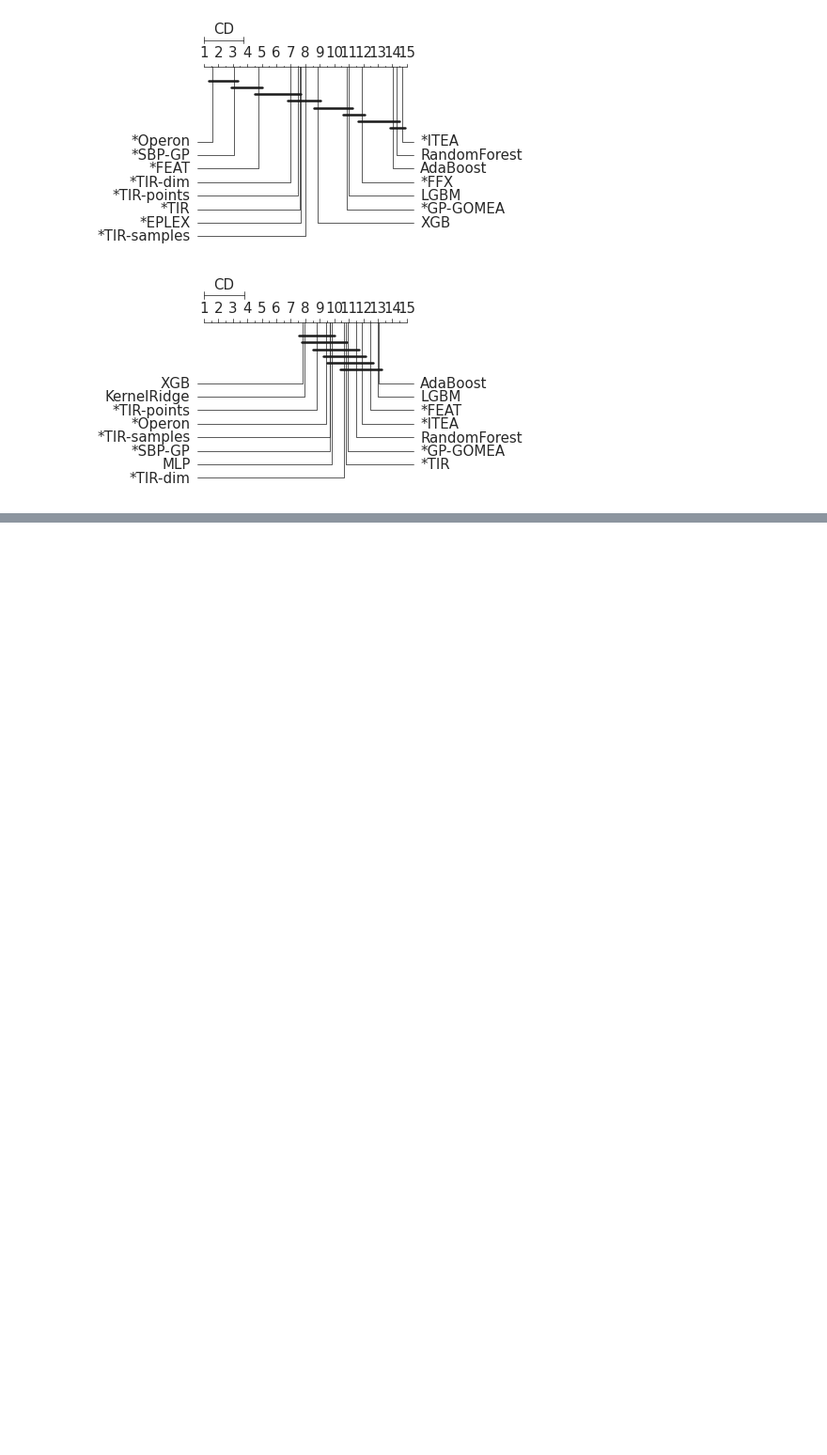
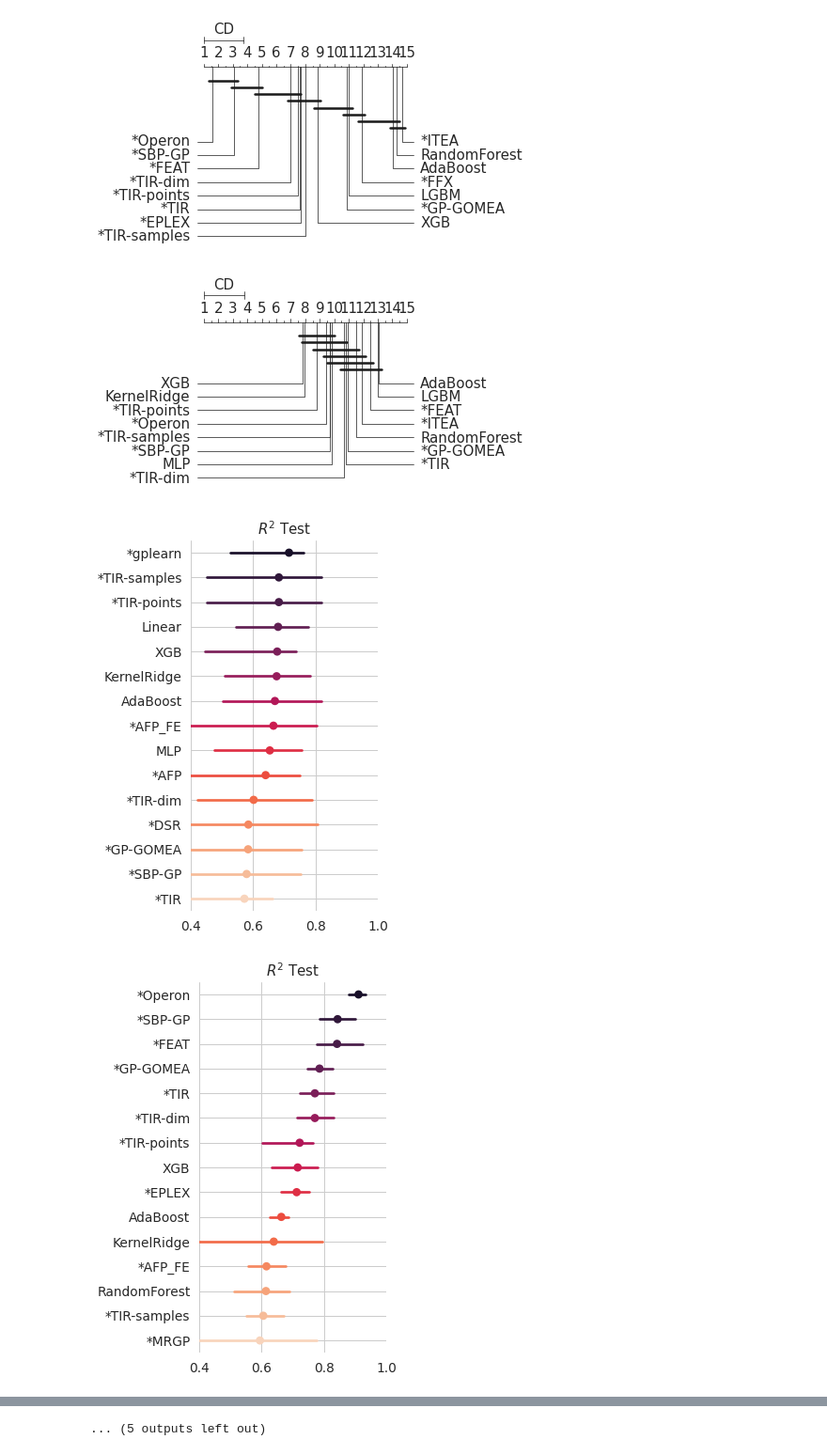
Before and after one commit to folivetti/tir, a Jupyter notebook: srbench/results/Results-Extended.ipynb, the cells around one changed output, grey strips where cells are left out. Shown at 94% size. Saved outputs shown, nothing was run; the diff lists cells and outputs as text; code cells hidden in the pictures; blank space fills up the shorter version.

```diff
--- a/srbench/results/Results-Extended.ipynb
+++ b/srbench/results/Results-Extended.ipynb
@@ -413,0 +470,16 @@ cd_plot(df_plotPenalty[~df_plotPenalty.dataset.str.contains("_fri_")],"figs/cd_n
+# %%
+df_datasets = pd.read_csv("datasets_info.csv")
+samples_ranges = [(0, 100), (101, 500), (501, 1000), (1001, 9999), (10000, 2000000)]
+feats_ranges = [(0, 5), (6, 10), (11, 20), (21, 50), (51, 1001)]
+
+for x,y in samples_ranges:
+    names = df_datasets[(df_datasets.nsamples >= x) & (df_datasets.nsamples <= y)].name.values
+    plot_selection(df_plotPenalty, names, f"nsamples_{x}_{y}")
+    plot_selection(df_plotPenalty, names, f"nsamples_{x}_{y}", True)
+for x,y in feats_ranges:
+    names = df_datasets[(df_datasets.nfeatures >= x) & (df_datasets.nfeatures <= y)].name.values
+    plot_selection(df_plotPenalty, names, f"nfeatures_{x}_{y}")
+    plot_selection(df_plotPenalty, names, f"nfeatures_{x}_{y}", True)
+# %% [output]
+[figure, added]
+[figure, added]
@@ -413,0 +496 @@ cd_plot(df_plotPenalty[~df_plotPenalty.dataset.str.contains("_fri_")],"figs/cd_n
+... (5 outputs left out)
```
Also changed, not shown: parts of 9 cells of this notebook, 43 other files.
